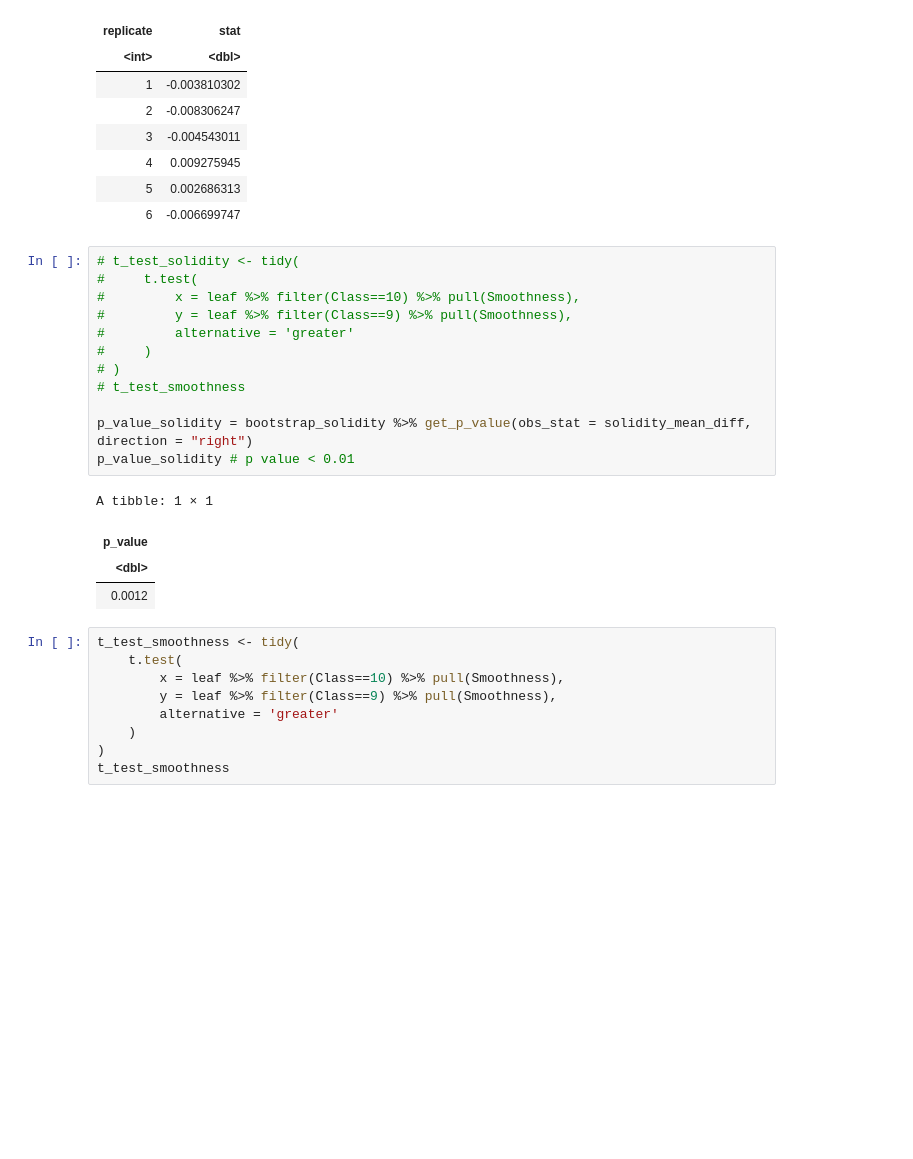
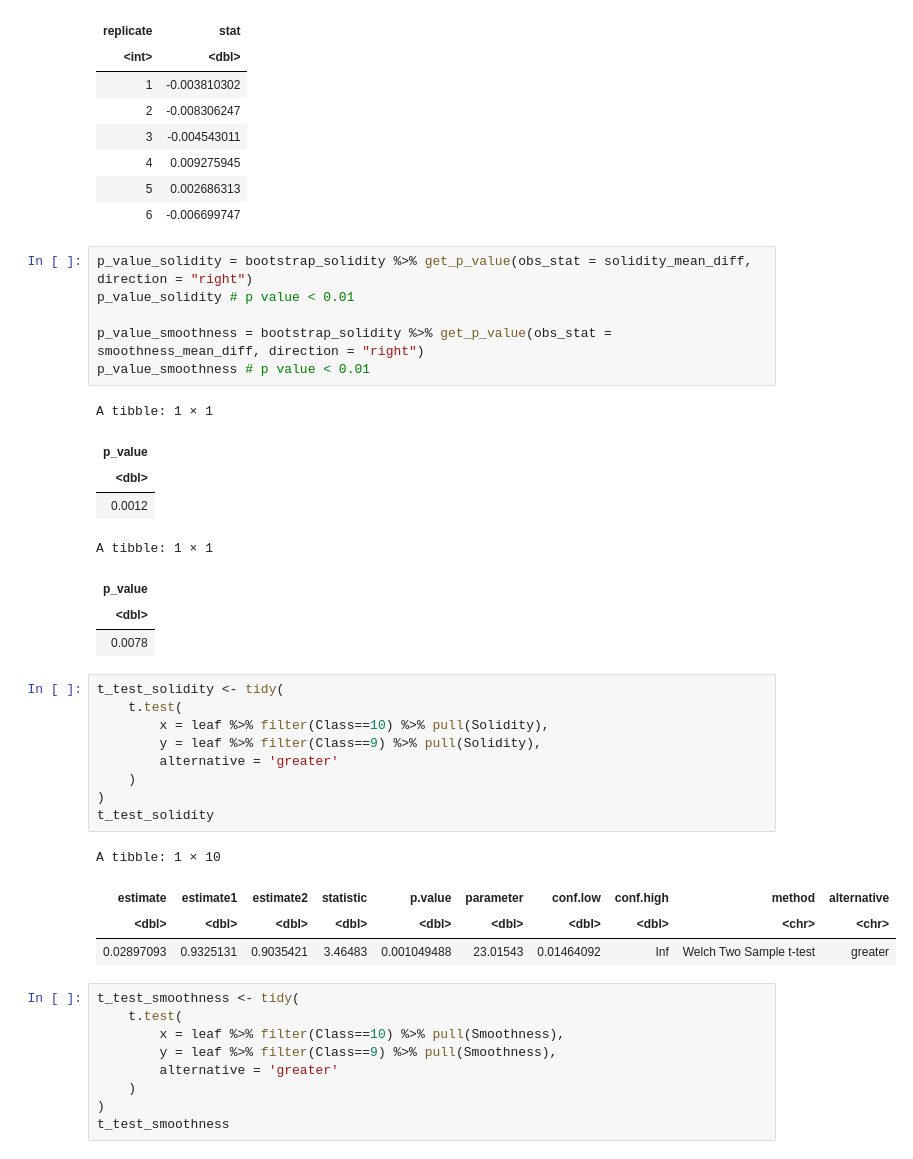
Before and after one commit to tiannelee/Hypothesis-testing-leaf-comparison, a Jupyter notebook: Proposal.ipynb, the cells around one changed output. Cells and saved outputs as stored; diff of their text form; blank space fills up the shorter version.

Commit message:
methods bootstrap & t-test finished

```diff
--- a/Proposal.ipynb
+++ b/Proposal.ipynb
@@ -191,22 +202,34 @@ A infer: 6 × 2
 | 5 | 0.002686313 |
 | 6 | -0.006699747 |
 # %%
-# t_test_solidity <- tidy(
-#     t.test(
-#         x = leaf %>% filter(Class==10) %>% pull(Smoothness),
-#         y = leaf %>% filter(Class==9) %>% pull(Smoothness),
-#         alternative = 'greater'
-#     )
-# )
-# t_test_smoothness
-
 p_value_solidity = bootstrap_solidity %>% get_p_value(obs_stat = solidity_mean_diff, direction = "right")
 p_value_solidity # p value < 0.01
+
+p_value_smoothness = bootstrap_solidity %>% get_p_value(obs_stat = smoothness_mean_diff, direction = "right")
+p_value_smoothness # p value < 0.01
 # %% [output]
 A tibble: 1 × 1
 | p_value |
 | <dbl> |
 | 0.0012 |
+A tibble: 1 × 1
+| p_value |
+| <dbl> |
+| 0.0078 |
+# %%
+t_test_solidity <- tidy(
+    t.test(
+        x = leaf %>% filter(Class==10) %>% pull(Solidity),
+        y = leaf %>% filter(Class==9) %>% pull(Solidity),
+        alternative = 'greater'
+    )
+)
+t_test_solidity
+# %% [output]
+A tibble: 1 × 10
+| estimate | estimate1 | estimate2 | statistic | p.value | parameter | conf.low | conf.high | method | alternative |
+| <dbl> | <dbl> | <dbl> | <dbl> | <dbl> | <dbl> | <dbl> | <dbl> | <chr> | <chr> |
+| 0.02897093 | 0.9325131 | 0.9035421 | 3.46483 | 0.001049488 | 23.01543 | 0.01464092 | Inf | Welch Two Sample t-test | greater |
 # %%
 t_test_smoothness <- tidy(
     t.test(
```
Also changed, not shown: parts of 1 cell of this notebook.
